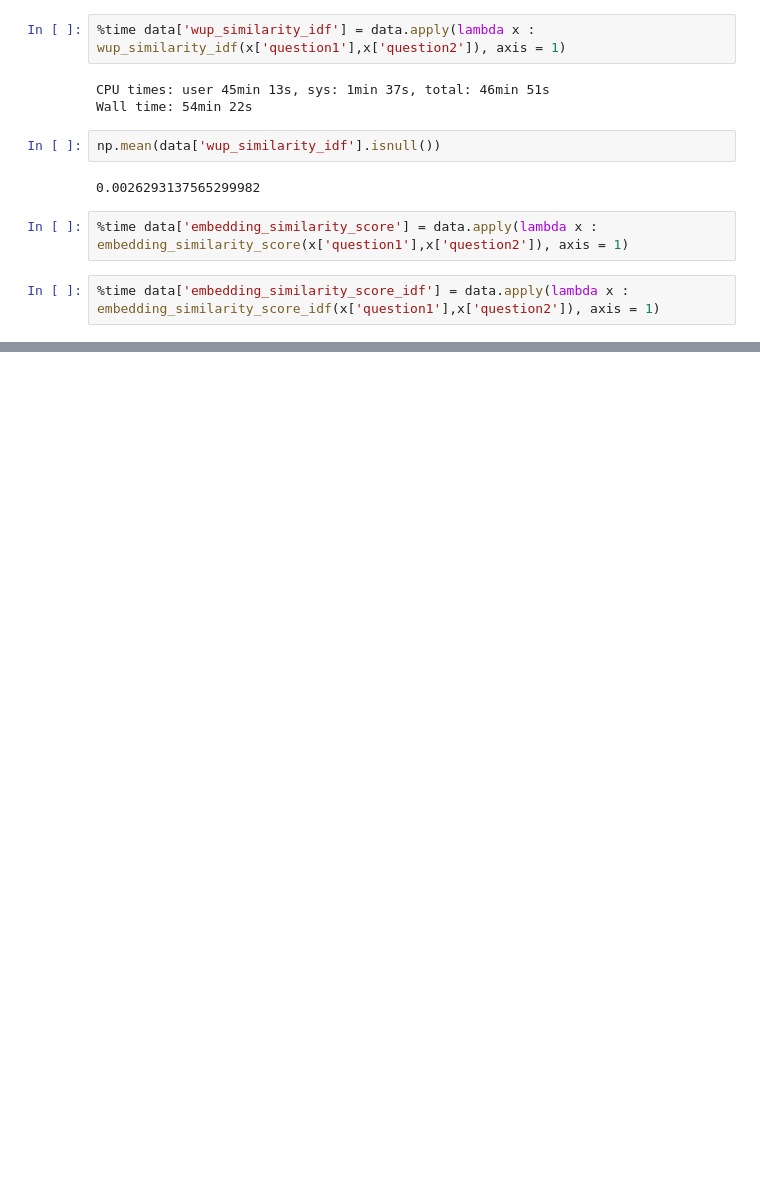
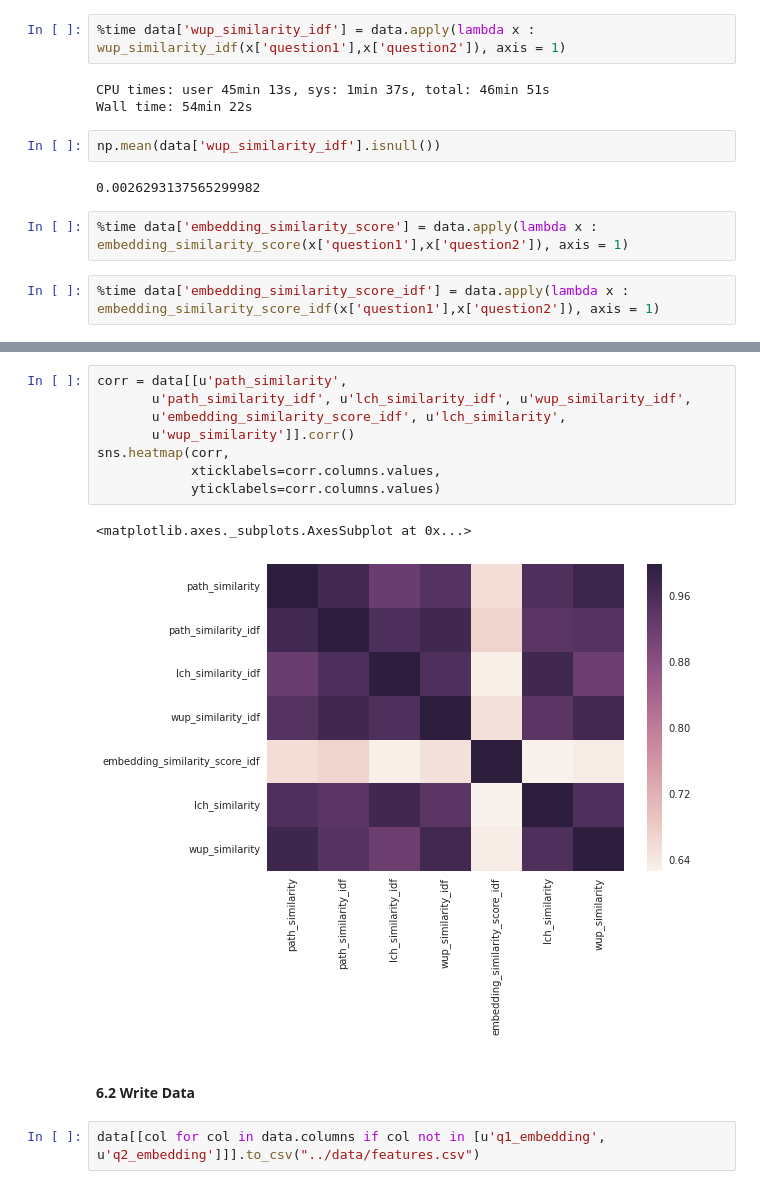
Before and after one commit to tamirbennatan/quora, a Jupyter notebook: feature_engineering/wordnet_distance.ipynb, the cells around one changed output, grey strips where cells are left out. Drawn from its saved outputs; the diff is of its cells as text; blank space fills up the shorter version.

```diff
--- a/feature_engineering/wordnet_distance.ipynb
+++ b/feature_engineering/wordnet_distance.ipynb
@@ -942,0 +973,15 @@ data.head()
+# %%
+corr = data[[u'path_similarity',
+       u'path_similarity_idf', u'lch_similarity_idf', u'wup_similarity_idf',
+       u'embedding_similarity_score_idf', u'lch_similarity',
+       u'wup_similarity']].corr()
+sns.heatmap(corr,
+            xticklabels=corr.columns.values,
+            yticklabels=corr.columns.values)
+# %% [output]
+<matplotlib.axes._subplots.AxesSubplot at 0x...>
+[figure, added]
+# %% [markdown]
+#### 6.2 Write Data
+# %%
+data[[col for col in data.columns if col not in [u'q1_embedding', u'q2_embedding']]].to_csv("../data/features.csv")
```
Also changed, not shown: parts of 8 cells of this notebook, 2 other files.
